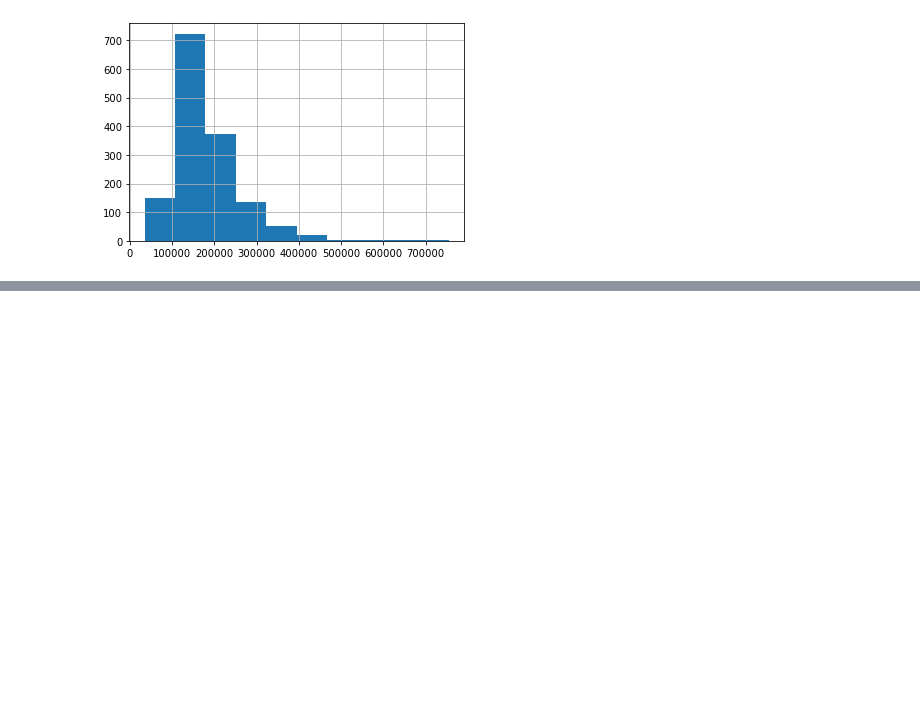
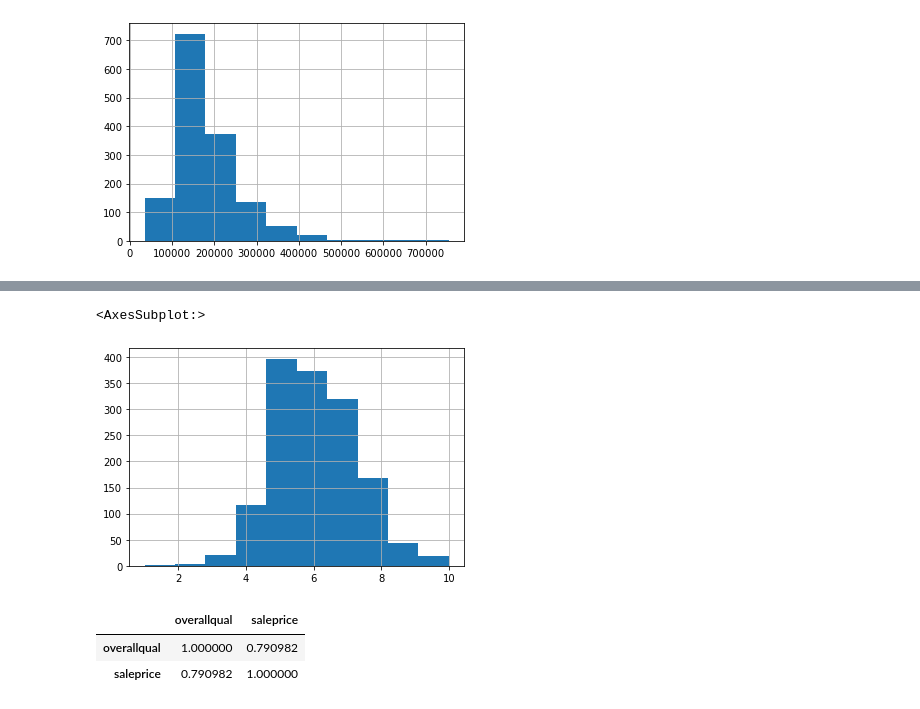
Before and after one commit to ViniciusHolanda001/House_Prices, a Jupyter notebook: notebook/eda_house_prices.ipynb, the cells around one changed output, grey strips where cells are left out. Saved outputs shown, nothing was run; the diff lists cells and outputs as text; code cells hidden in the pictures; blank space fills up the shorter version.

Commit message:
Data anlaysis & plots

```diff
--- a/notebook/eda_house_prices.ipynb
+++ b/notebook/eda_house_prices.ipynb
@@ -170,0 +196,11 @@ df_train['saleprice'].hist()
+# %%
+df_train['overallqual'].hist()
+# %% [output]
+<AxesSubplot:>
+[figure, added]
+# %%
+df_train[['overallqual', 'saleprice']].corr()
+# %% [output]
+|  | overallqual | saleprice |
+| overallqual | 1.000000 | 0.790982 |
+| saleprice | 0.790982 | 1.000000 |
```
Also changed, not shown: parts of 4 cells of this notebook.
